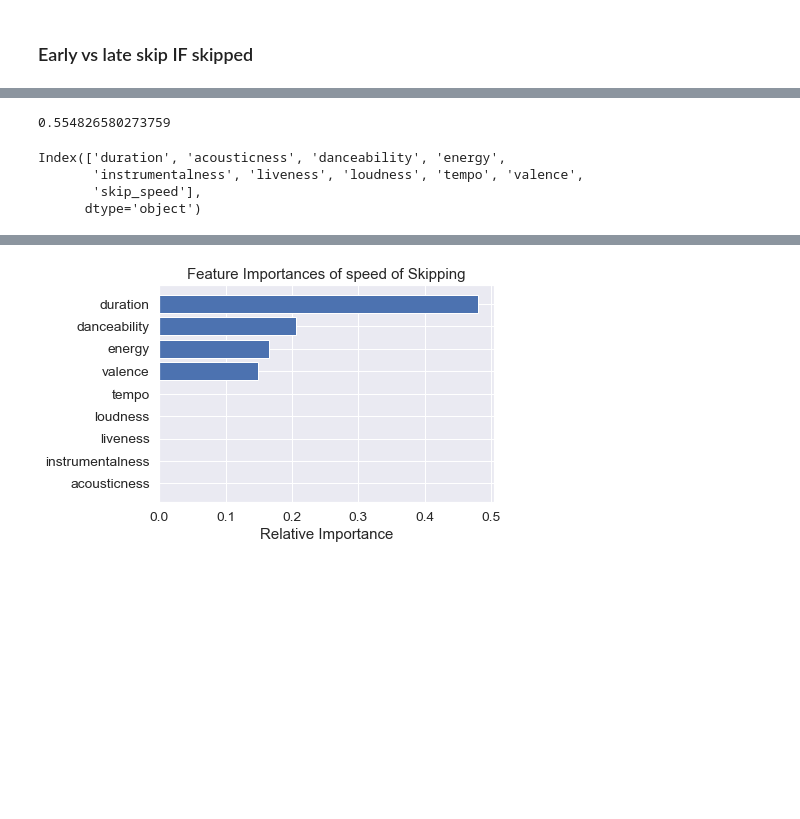
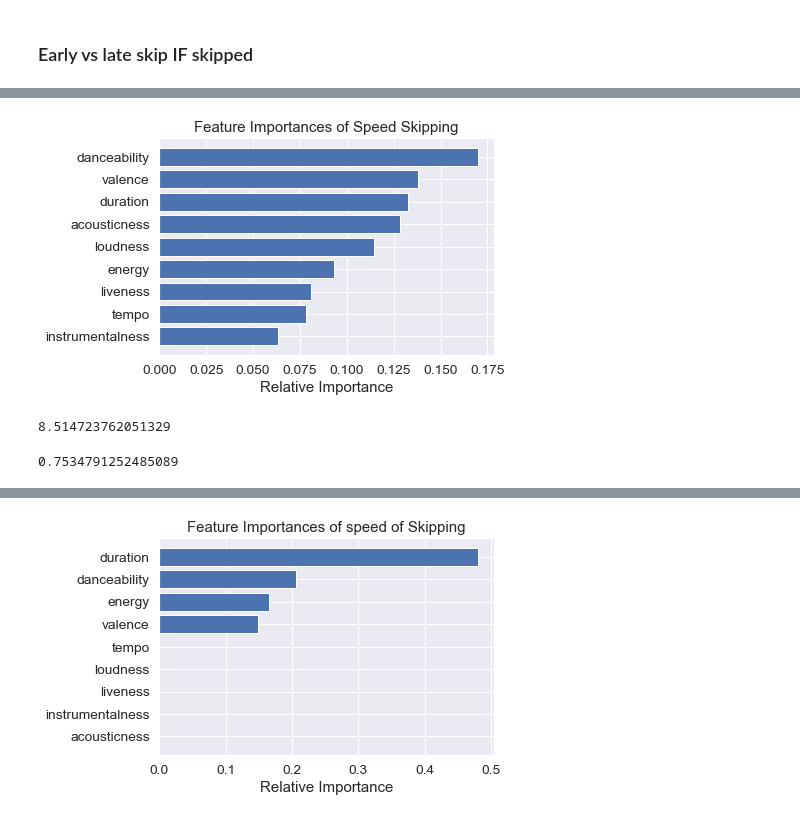
Before and after one commit to ishagupta36/Marketing-Models-Spotify, a Jupyter notebook: Simple Model.ipynb, the cells around one changed output, grey strips where cells are left out. Drawn from its saved outputs; the diff is of its cells as text; code cells hidden in the pictures; blank space fills up the shorter version.

```diff
--- a/Simple Model.ipynb
+++ b/Simple Model.ipynb
@@ -910,7 +1071,7 @@ df_
 # %%
 df_=df.copy()
 df_['skip_at_all']=np.where(df_['skip_speed']==0,0,1)
-df_=df[df['skip_at_all']==1].drop(['skip_at_all'],axis=1)
+df_=df_[df_['skip_at_all']==1].drop(['skip_at_all'],axis=1)
 df_['skip_speed']=df_['skip_speed'].apply(lambda x: x//2)
 #df_['skip_speed']=df_['skip_speed'].astype('category')
 y=df_.iloc[:,-1]
@@ -933,0 +1093,6 @@ array([0.9  , 0.905, 0.91 , 0.915, 0.92 , 0.925, 0.93 , 0.935, 0.94 ,
+# %%
+svc_2=SVC(gamma=0.0088,C=100,probability=True)
+svc_2.fit(x_train,y_train)
+score=svc_2.score(x_valid,y_valid)
+log_loss(np.array(y_test),svc_2.predict_proba(x_test))
+svc_2.score(x_test,y_test)
@@ -934,3 +1164,26 @@ array([0.9  , 0.905, 0.91 , 0.915, 0.92 , 0.925, 0.93 , 0.935, 0.94 ,
+# %%
+tree_1=GradientBoostingClassifier(random_state=42,max_depth=3,n_estimators=110)
+tree_1.fit(x_train,y_train)
+tree_1.score(x_test,y_test)
+features=x.columns
+importance=tree_1.feature_importances_
+indices=np.argsort(importance)
+
+plt.title(f'Feature Importances of Speed Skipping')
+#ax.subplot(1,3,j)
+plt.barh(range(len(indices)),importance[indices],align='center')
+plt.yticks(range(len(indices)), [features[i] for i in indices])
+plt.xlabel('Relative Importance')
+plt.show()
+
+print(log_loss(y_test,tree_1.predict(x_test)))
+# %% [output]
+[figure, added]
+8.514723762051329
+# %%
+tree_1.score(x_test,y_test)
+# %% [output]
+0.7534791252485089
 # %%
 ratios=np.arange(0.9,0.99,0.005)
 best_loss_dict=dict()
@@ -939,16 +1192,3 @@ for ratio in ratios:
     logreg.predict_proba(x_valid)
     loss=log_loss(y_valid,logreg.predict_proba(x_valid))
     best_loss_dict[ratio]=loss
-# %%
-best_loss_dict #Hence 0.96 is the best l1 ratio
-logreg_2=LogisticRegression(multi_class='multinomial',solver='saga',penalty='elasticnet',l1_ratio=0.96).fit(x_train,y_train)
-log_loss(y_test,logreg_2.predict_proba(x_test))
-# %% [output]
-0.554826580273759
-# %%
-df_.columns
-# %% [output]
-Index(['duration', 'acousticness', 'danceability', 'energy',
-       'instrumentalness', 'liveness', 'loudness', 'tempo', 'valence',
-       'skip_speed'],
-      dtype='object')
```
Also changed, not shown: parts of 50 cells of this notebook.
